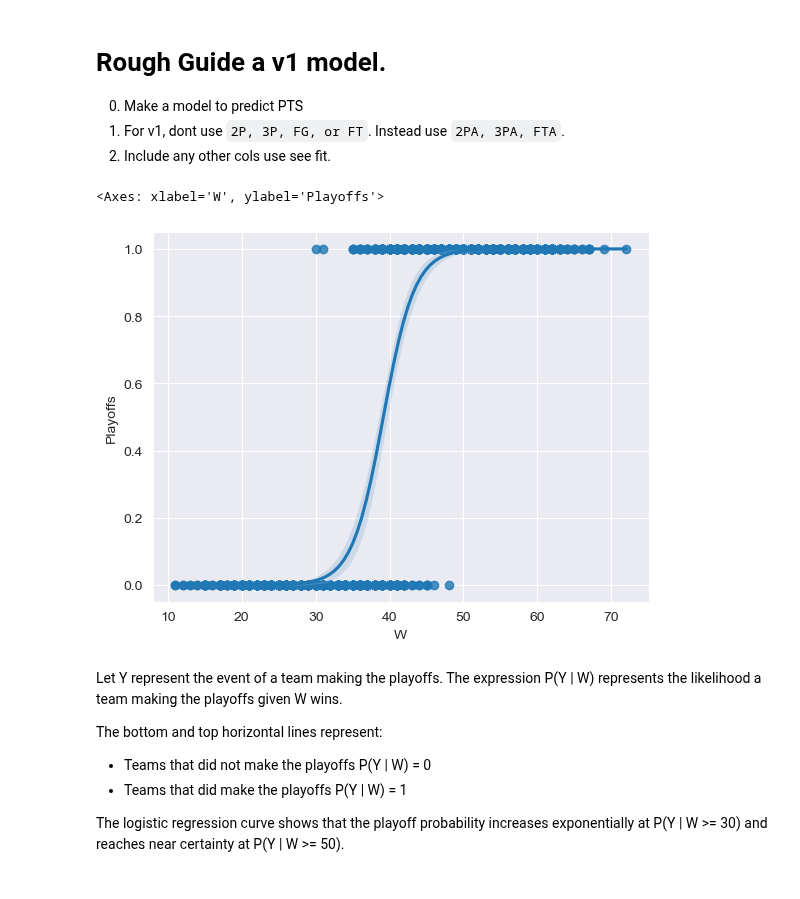
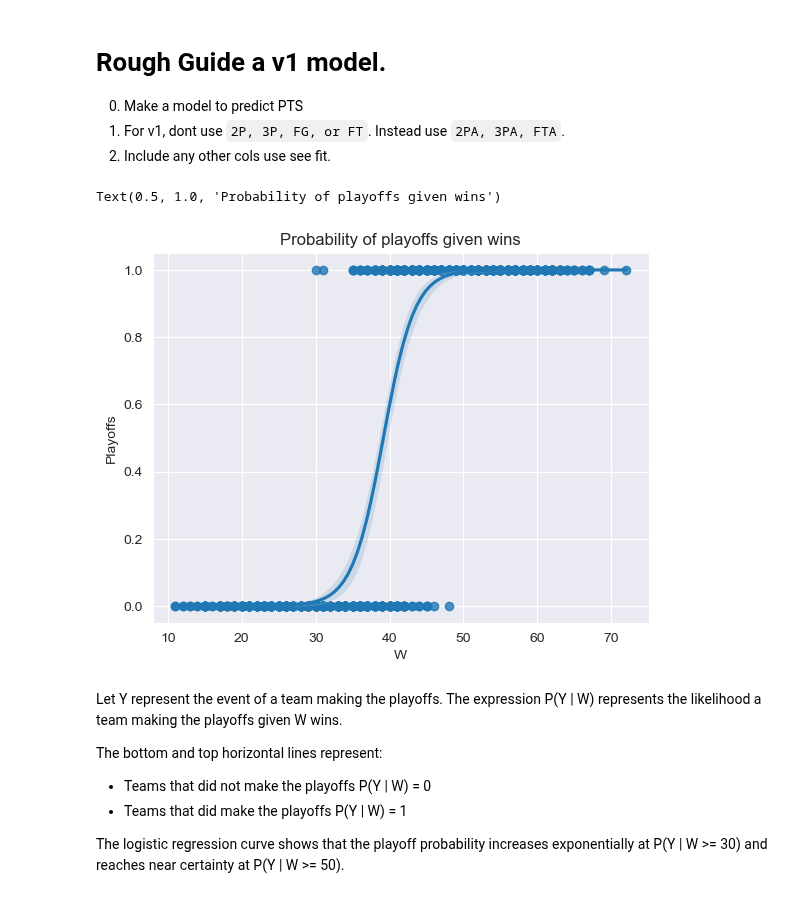
Before and after one commit to availe/CTP-Data-Science, a Jupyter notebook: Week-07-Regression/Exercise-RD-Regression.ipynb, the cells around one changed output. Drawn from its saved outputs; the diff is of its cells as text; code cells hidden in the pictures.

```diff
--- a/Week-07-Regression/Exercise-RD-Regression.ipynb
+++ b/Week-07-Regression/Exercise-RD-Regression.ipynb
@@ -29,9 +31,10 @@ df = pd.read_csv('data/NBA_train.csv')
 df.dropna(inplace=True)
 # %%
 sns.regplot(data=df, x='W', y='Playoffs', logistic=True)
+plt.title('Probability of playoffs given wins')
 # %% [output]
-<Axes: xlabel='W', ylabel='Playoffs'>
+Text(0.5, 1.0, 'Probability of playoffs given wins')
-[figure, old version]
+[figure, new version]
 # %% [markdown]
 Let Y represent the event of a team making the playoffs. The expression P(Y | W) represents the likelihood a team making the playoffs given W wins.
 
```
Also changed, not shown: parts of 4 cells of this notebook.
